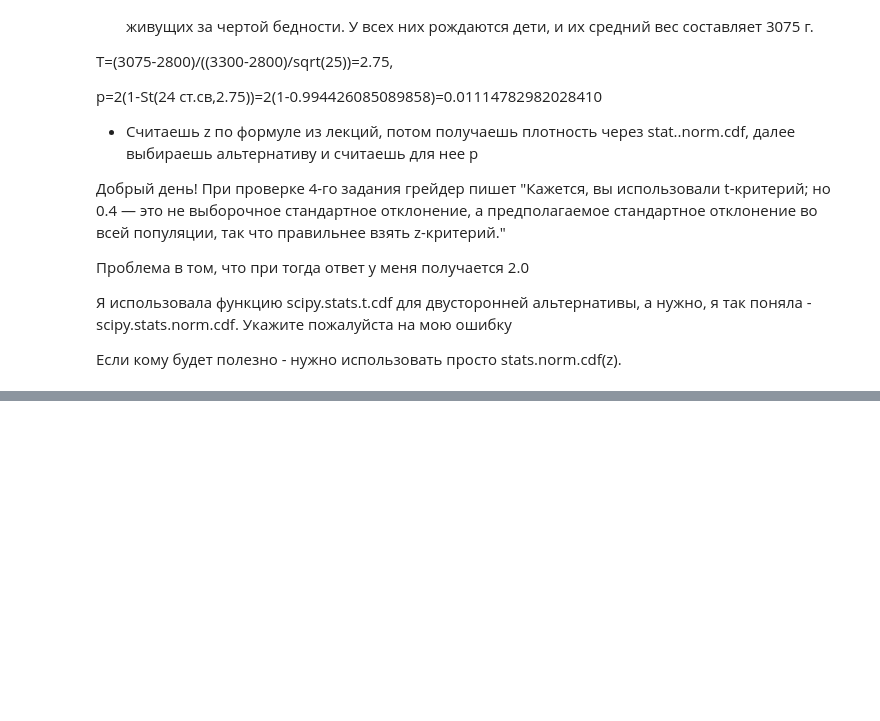
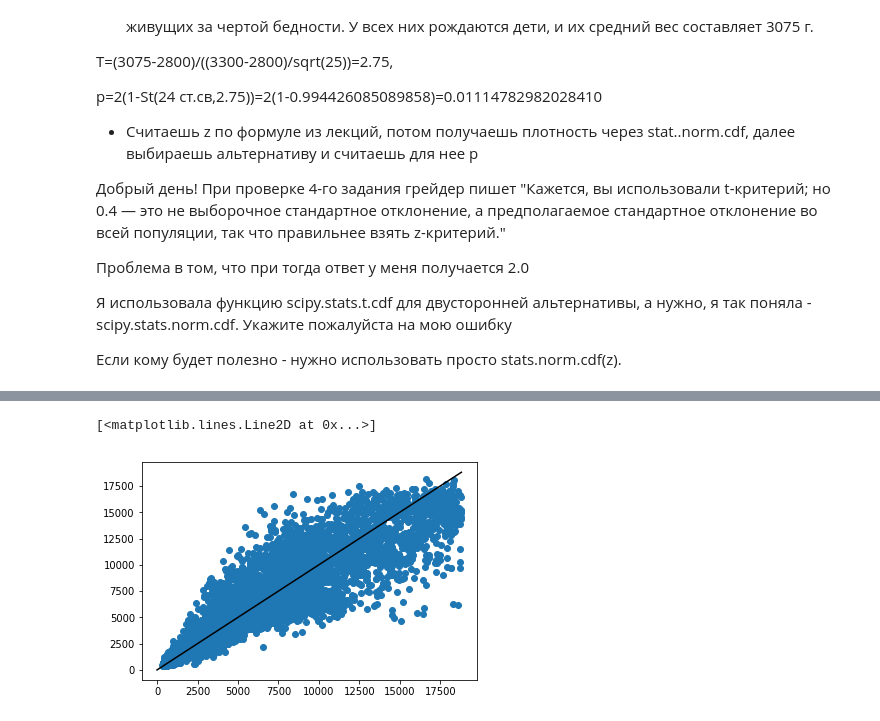
Before and after one commit to igor-storozhev/coursera-cmp4, a Jupyter notebook: w2/q1.ipynb, the cells around one changed output, grey strips where cells are left out. Cells and saved outputs as stored; diff of their text form; code cells hidden in the pictures; blank space fills up the shorter version.

```diff
--- a/w2/q1.ipynb
+++ b/w2/q1.ipynb
@@ -55,0 +91,3 @@ p
+# %%
+x_train = dm_train.drop(['price'], axis=1)
+y_train = dm_train['price']
@@ -55,0 +96,4 @@ p
+# %%
+tree = RandomForestRegressor(random_state=1)
+# %%
+tree.fit(x_train, y_train)
@@ -55,0 +193,6 @@ p
+# %%
+pylab.scatter(y_test, tree_pred)
+pylab.plot(range(max(y_test)), c='black')
+# %% [output]
+[<matplotlib.lines.Line2D at 0x...>]
+[figure, added]
```
Also changed, not shown: parts of 51 cells of this notebook, 5 other files.
